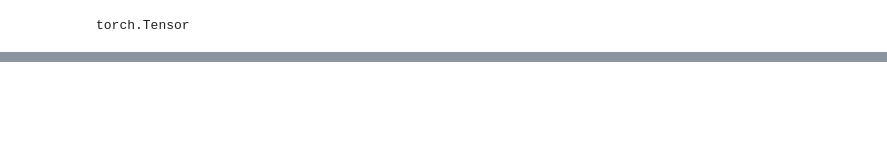
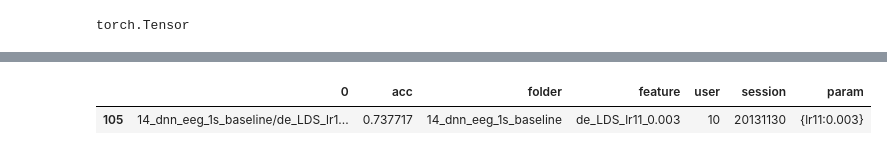
Before and after one commit to jvmr22/MSc-dissertation-EEG-Analysis, a Jupyter notebook: EDA_seed.ipynb, the cells around one changed output, grey strips where cells are left out. Saved outputs shown, nothing was run; the diff lists cells and outputs as text; code cells hidden in the pictures; blank space fills up the shorter version.

```diff
--- a/EDA_seed.ipynb
+++ b/EDA_seed.ipynb
@@ -551,0 +612,6 @@ dnn_result_df[['user', 'session', 'feature', 'param', 'acc']].sort_values(['user
+# %%
+x = ['10', '20131130', 0.7377167344093323]
+dnn_result_df[(dnn_result_df['user']==x[0]) & (dnn_result_df['session']==x[1]) & (dnn_result_df['acc']==x[2])]
+# %% [output]
+|  | 0 | acc | folder | feature | user | session | param |
+| 105 | 14_dnn_eeg_1s_baseline/de_LDS_lr1... | 0.737717 | 14_dnn_eeg_1s_baseline | de_LDS_lr11_0.003 | 10 | 20131130 | {lr11:0.003} |
```
Also changed, not shown: parts of 18 cells of this notebook, 2 other files.
